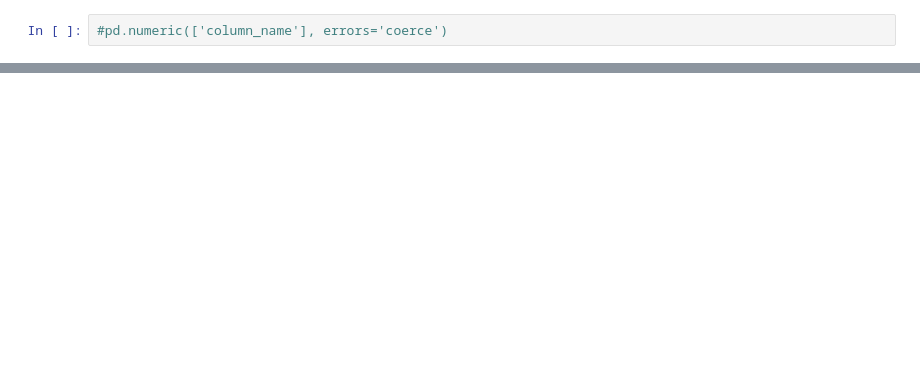
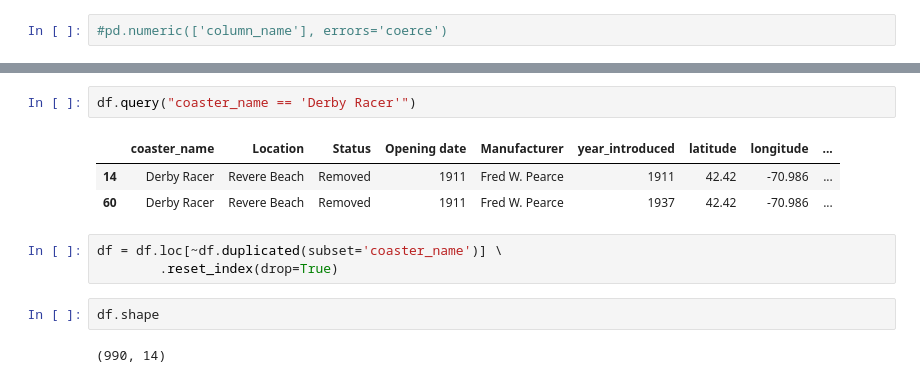
Before and after one commit to asan05035/Exploratory_Data_Analaysis, a Jupyter notebook: Exploratory_sales_analysis.ipynb, the cells around one changed output, grey strips where cells are left out. Drawn from its saved outputs; the diff is of its cells as text; blank space fills up the shorter version.

```diff
--- a/Exploratory_sales_analysis.ipynb
+++ b/Exploratory_sales_analysis.ipynb
@@ -141,0 +187,13 @@ dtype: object
+# %%
+df.query("coaster_name == 'Derby Racer'")
+# %% [output]
+|  | coaster_name | Location | Status | Opening date | Manufacturer | year_introduced | latitude | longitude | ... |
+| 14 | Derby Racer | Revere Beach | Removed | 1911 | Fred W. Pearce | 1911 | 42.42 | -70.986 | ... |
+| 60 | Derby Racer | Revere Beach | Removed | 1911 | Fred W. Pearce | 1937 | 42.42 | -70.986 | ... |
+# %%
+df = df.loc[~df.duplicated(subset='coaster_name')] \
+        .reset_index(drop=True)
+# %%
+df.shape
+# %% [output]
+(990, 14)
```
Also changed, not shown: parts of 28 cells of this notebook, 1 other file.
